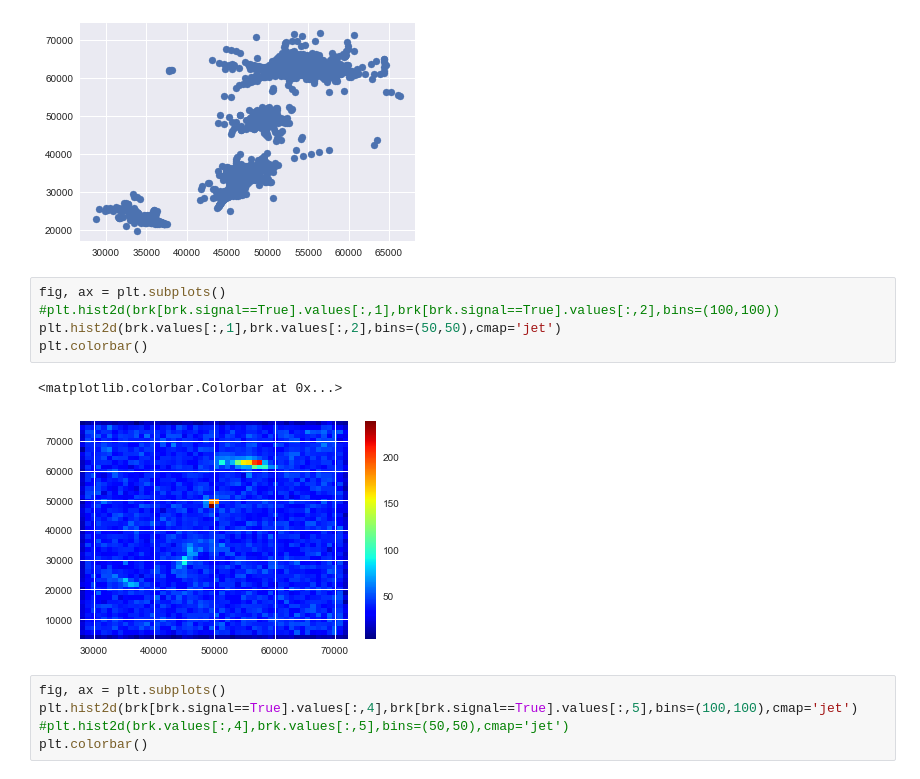
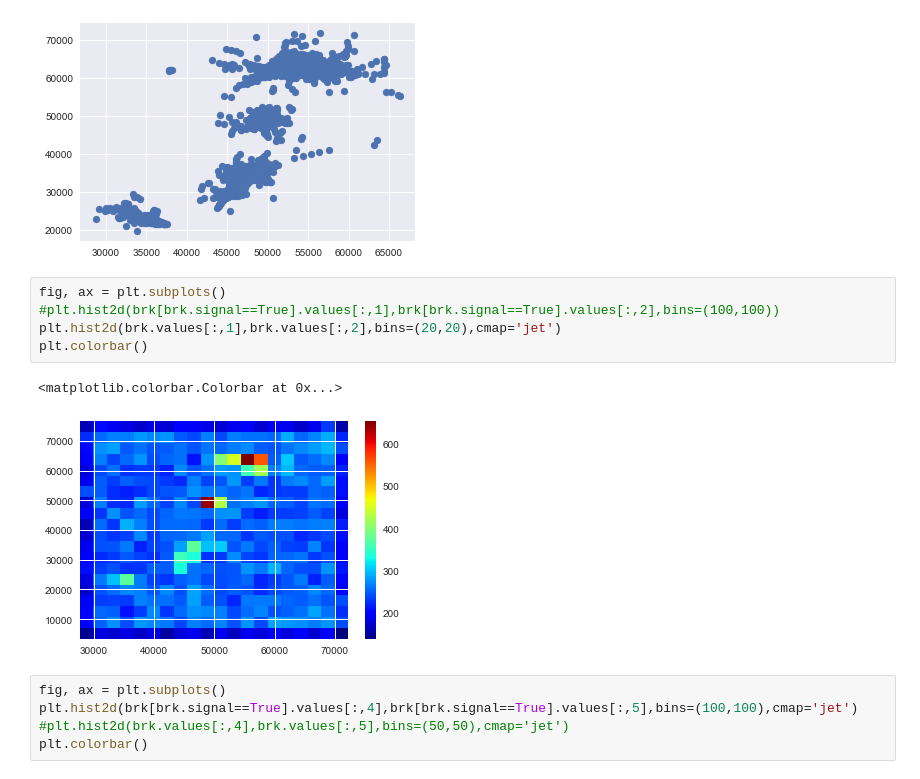
Before and after one commit to abuonaura/mlhep2017, a Jupyter notebook: Competition2.ipynb, the cells around one changed output. Saved outputs shown, nothing was run; the diff lists cells and outputs as text.

```diff
--- a/Competition2.ipynb
+++ b/Competition2.ipynb
@@ -123,11 +150,11 @@ ax.scatter(brk[brk.signal==True].values[:,1],brk[brk.signal==True].values[:,2])
 # %%
 fig, ax = plt.subplots()
 #plt.hist2d(brk[brk.signal==True].values[:,1],brk[brk.signal==True].values[:,2],bins=(100,100))
-plt.hist2d(brk.values[:,1],brk.values[:,2],bins=(50,50),cmap='jet')
+plt.hist2d(brk.values[:,1],brk.values[:,2],bins=(20,20),cmap='jet')
 plt.colorbar()
 # %% [output]
 <matplotlib.colorbar.Colorbar at 0x...>
-[figure, old version]
+[figure, new version]
 # %%
 fig, ax = plt.subplots()
 plt.hist2d(brk[brk.signal==True].values[:,4],brk[brk.signal==True].values[:,5],bins=(100,100),cmap='jet')
```
Also changed, not shown: parts of 7 cells of this notebook.
